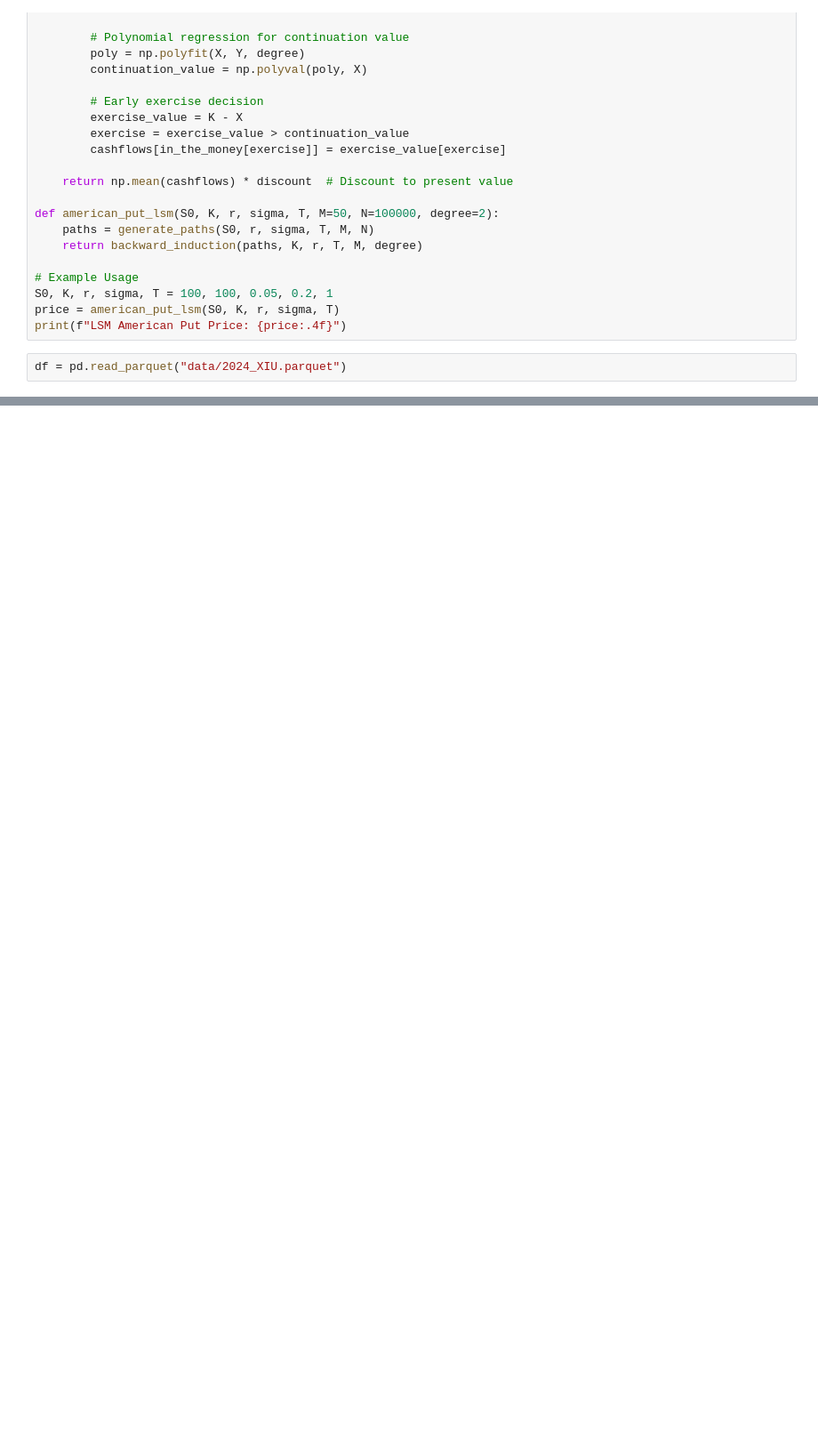
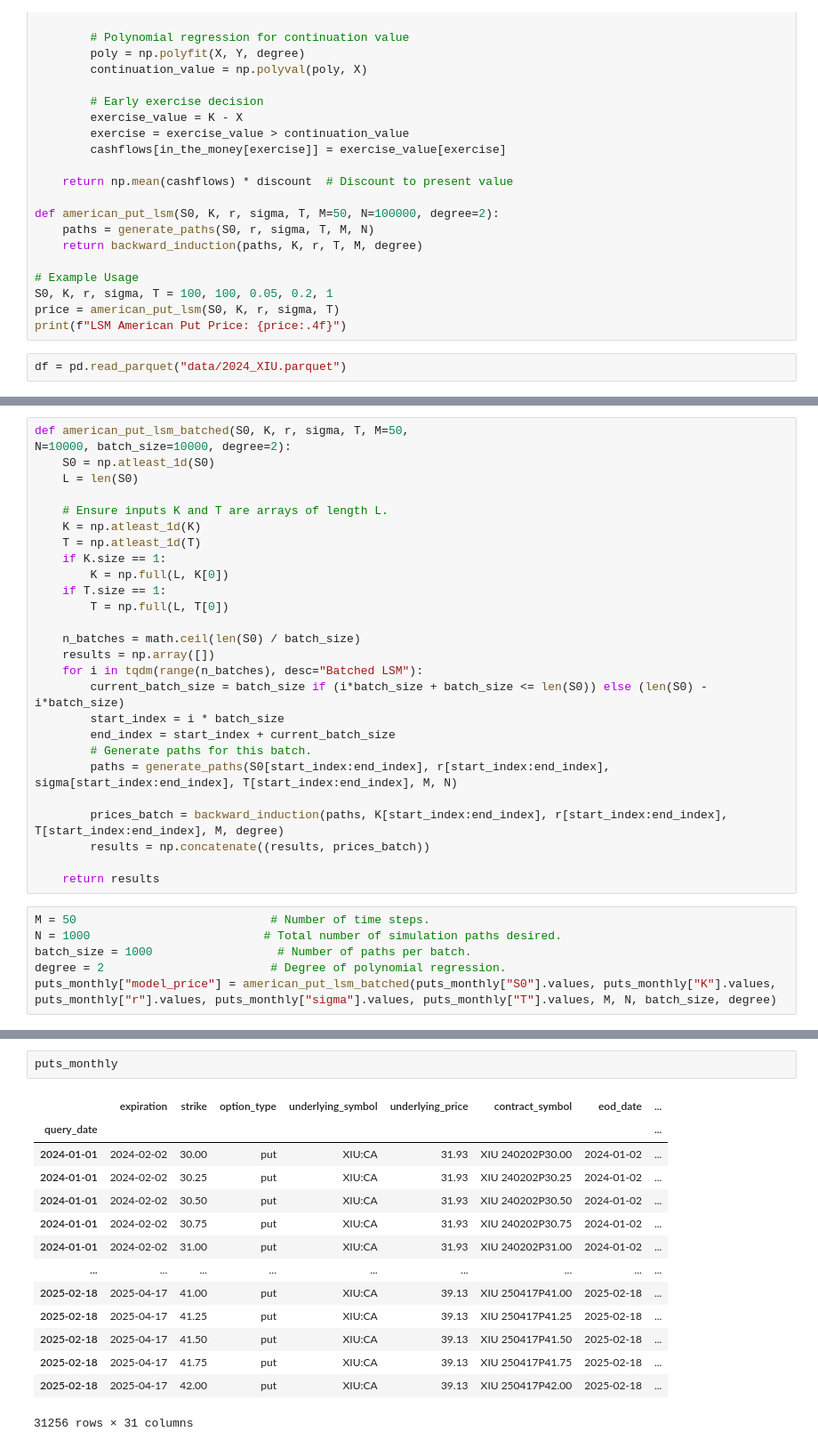
Before and after one commit to 3752V/CA-options-pricing, a Jupyter notebook: models.ipynb, the cells around one changed output, grey strips where cells are left out. Shown at 89% size. Cells and saved outputs as stored; diff of their text form; blank space fills up the shorter version.

Commit message:
model

```diff
--- a/models.ipynb
+++ b/models.ipynb
@@ -158,0 +226,33 @@ array([[[200., 200., 200., 200.],
+# %%
+def american_put_lsm_batched(S0, K, r, sigma, T, M=50,
+N=10000, batch_size=10000, degree=2):
+    S0 = np.atleast_1d(S0)
+    L = len(S0)
+
+    # Ensure inputs K and T are arrays of length L.
+    K = np.atleast_1d(K)
+    T = np.atleast_1d(T)
+    if K.size == 1:
+        K = np.full(L, K[0])
+    if T.size == 1:
+        T = np.full(L, T[0])
+
+    n_batches = math.ceil(len(S0) / batch_size)
+    results = np.array([])
+    for i in tqdm(range(n_batches), desc="Batched LSM"):
+        current_batch_size = batch_size if (i*batch_size + batch_size <= len(S0)) else (len(S0) - i*batch_size)
+        start_index = i * batch_size
+        end_index = start_index + current_batch_size
+        # Generate paths for this batch.
+        paths = generate_paths(S0[start_index:end_index], r[start_index:end_index], sigma[start_index:end_index], T[start_index:end_index], M, N)
+
+        prices_batch = backward_induction(paths, K[start_index:end_index], r[start_index:end_index], T[start_index:end_index], M, degree)
+        results = np.concatenate((results, prices_batch))
+
+    return results
+# %%
+M = 50                            # Number of time steps.
+N = 1000                         # Total number of simulation paths desired.
+batch_size = 1000                  # Number of paths per batch.
+degree = 2                        # Degree of polynomial regression.
+puts_monthly["model_price"] = american_put_lsm_batched(puts_monthly["S0"].values, puts_monthly["K"].values, puts_monthly["r"].values, puts_monthly["sigma"].values, puts_monthly["T"].values, M, N, batch_size, degree)
@@ -158,0 +265,17 @@ array([[[200., 200., 200., 200.],
+# %%
+puts_monthly
+# %% [output]
+|  | expiration | strike | option_type | underlying_symbol | underlying_price | contract_symbol | eod_date | ... |
+| query_date |  |  |  |  |  |  |  | ... |
+| 2024-01-01 | 2024-02-02 | 30.00 | put | XIU:CA | 31.93 | XIU 240202P30.00 | 2024-01-02 | ... |
+| 2024-01-01 | 2024-02-02 | 30.25 | put | XIU:CA | 31.93 | XIU 240202P30.25 | 2024-01-02 | ... |
+| 2024-01-01 | 2024-02-02 | 30.50 | put | XIU:CA | 31.93 | XIU 240202P30.50 | 2024-01-02 | ... |
+| 2024-01-01 | 2024-02-02 | 30.75 | put | XIU:CA | 31.93 | XIU 240202P30.75 | 2024-01-02 | ... |
+| 2024-01-01 | 2024-02-02 | 31.00 | put | XIU:CA | 31.93 | XIU 240202P31.00 | 2024-01-02 | ... |
+| ... | ... | ... | ... | ... | ... | ... | ... | ... |
+| 2025-02-18 | 2025-04-17 | 41.00 | put | XIU:CA | 39.13 | XIU 250417P41.00 | 2025-02-18 | ... |
+| 2025-02-18 | 2025-04-17 | 41.25 | put | XIU:CA | 39.13 | XIU 250417P41.25 | 2025-02-18 | ... |
+| 2025-02-18 | 2025-04-17 | 41.50 | put | XIU:CA | 39.13 | XIU 250417P41.50 | 2025-02-18 | ... |
+| 2025-02-18 | 2025-04-17 | 41.75 | put | XIU:CA | 39.13 | XIU 250417P41.75 | 2025-02-18 | ... |
+| 2025-02-18 | 2025-04-17 | 42.00 | put | XIU:CA | 39.13 | XIU 250417P42.00 | 2025-02-18 | ... |
+31256 rows × 31 columns
```
Also changed, not shown: parts of 9 cells of this notebook.
